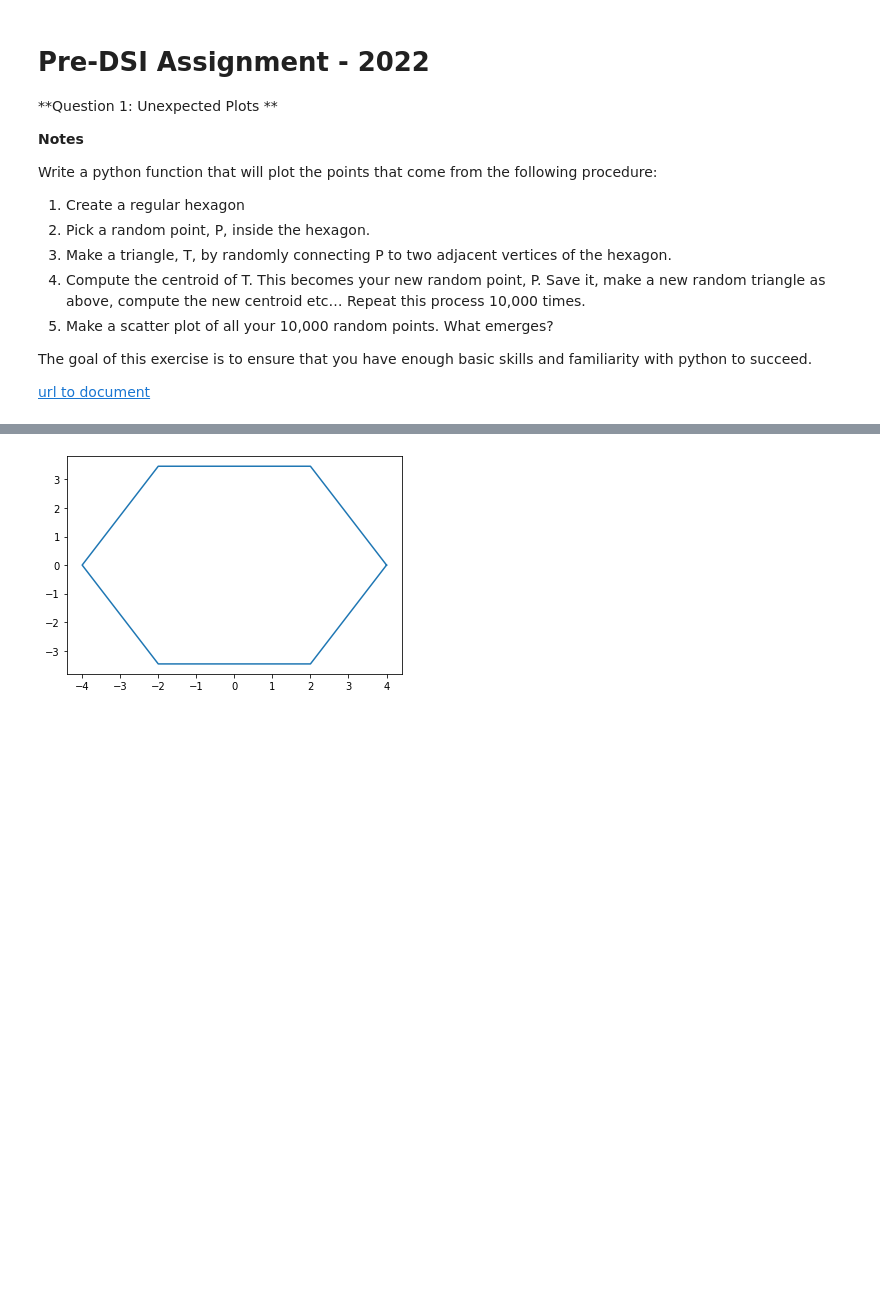
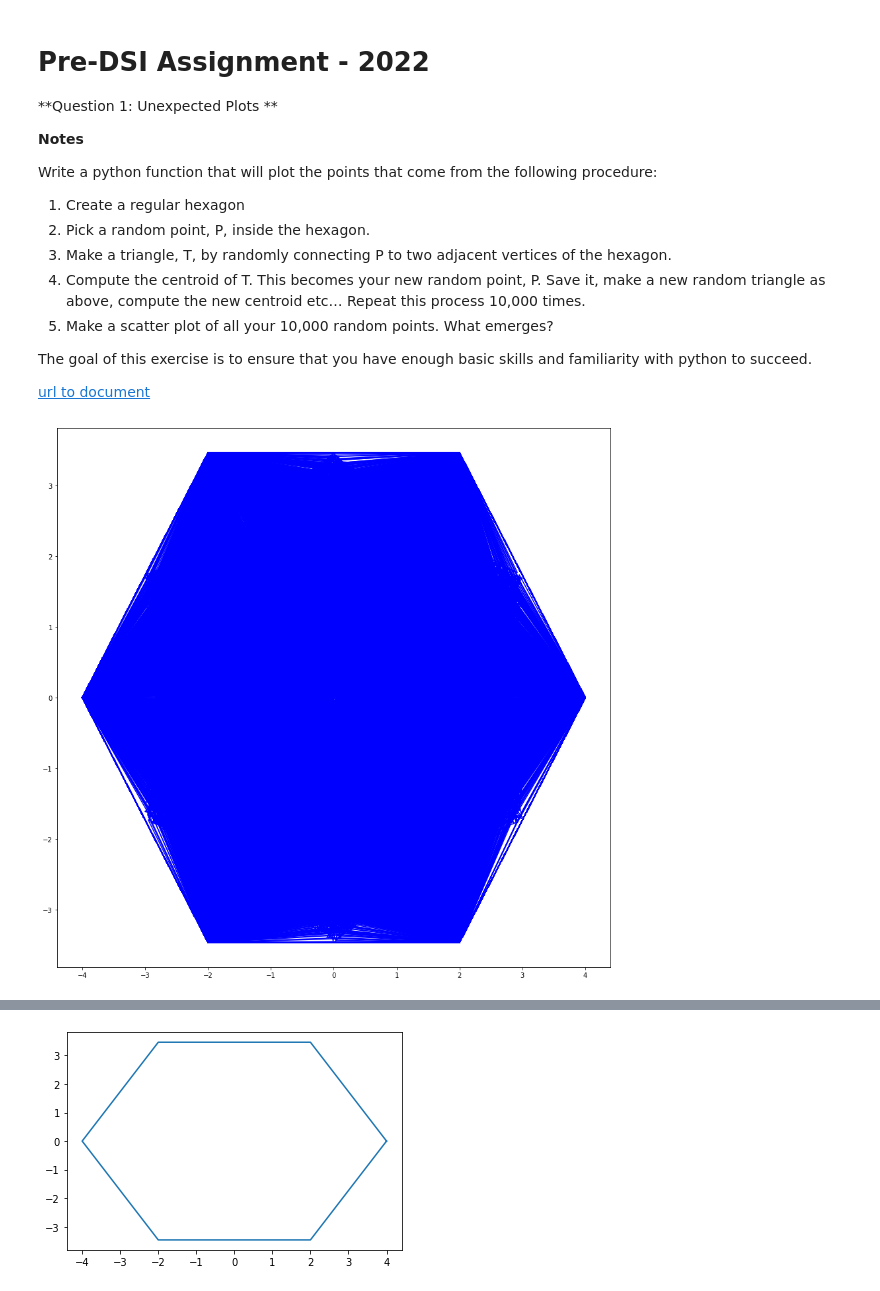
Before and after one commit to obengdouglas/DSI-2022, a Jupyter notebook: DSI_hexagon1.ipynb, the cells around one changed output, grey strips where cells are left out. Cells and saved outputs as stored; diff of their text form; code cells hidden in the pictures; blank space fills up the shorter version.

Commit message:
DSI pre-start assignment 1 (In good shape). Clean-up required. Is it possible to pick first inside point using a random function instead of manual coordinates?

```diff
--- a/DSI_hexagon1.ipynb
+++ b/DSI_hexagon1.ipynb
@@ -36,6 +36,103 @@ import turtle
 import math
 from math import sqrt
 import random
+# %%
+
+
+
+points1 = {'A':(4,0), 'B':(2,2*sqrt(3)), 'C':(-2,2*sqrt(3)), 'D':(-4,0), 'E':(-2,-2*sqrt(3)), 'F':(2,-2*sqrt(3)), 'G':(1, -1)}
+points2 = [[4,0], [2,2*sqrt(3)], [-2,2*sqrt(3)], [-4,0], [-2,-2*sqrt(3)], [2,-2*sqrt(3)], [1, -1]]
+
+hexpoints = ['A', 'B', 'C', 'D', 'E', 'F']
+hexagon=[points1[x] for x in hexpoints]
+hexagon
+hexagon.append(hexagon[0])
+#points1.append(points1['A':'F']) #repeat the first point to create a 'closed loop'
+
+xh, yh = zip(*hexagon) #create lists of x and y values
+
+centroid = (-1,1)
+
+# plt.ion()
+# plt.figure(figsize = (5,5))
+# plt.plot(xh, yh, color='red')
+# plt.xlabel('x')
+# plt.ylabel('y')
+# plt.title("Hexagonia")
+# plt.show()
+
+for a in range(10000):
+  adjacent = ['A', 'B', 'C', 'D', 'E', 'F', 'A']
+  n_pairs = 1
+
+  for _ in range(n_pairs):
+    i = random.randrange(len(adjacent)-1)
+    if (a == 1):
+      tripoints = ['G', adjacent[i], adjacent[i+1]]
+      triangle=[points1[x] for x in tripoints]
+    else:
+      tripoints = [adjacent[i], adjacent[i+1]]
+      triangle=[points1[x] for x in tripoints]
+      triangle.append(centroid)
+
+    trivertices=triangle.copy()
+
+    triangle.append(triangle[0])
+
+    xt, yt = zip(*triangle)
+
+    xx = []
+
+    for x in trivertices:
+      xx.append(x[0])
+    x1, x2, x3 = xx
+
+    yy = []
+
+    for y in trivertices:
+      yy.append(y[1])
+    y1, y2, y3 = yy
+
+
+    x = round((x1 + x2 + x3) / 3, 2)
+    y = round((y1 + y2 + y3) / 3, 2)
+
+    centroid = (x, y)
+    centroid
+    #print("Centroid =","(",x,",",y,")")
+
+    plt.ion()
+    plt.rcParams['figure.figsize'] = [15, 15]
+    #plt.figure(figsize = (20,20))
+    plt.plot(xt, yt, color='blue', )
+    plt.show
+    z=plt.show
+    #(block=True)
+    #plt.plot(xt[a], yt[a])
+
+    # updating data values
+    # line1.set_xdata(x)
+    # line1.set_ydata(new_y)
+    # xh, yh = zip(*hexagon)
+    # xt, yt = zip(*triangle)
+    # drawing updated values
+    # figure.canvas.draw()
+
+    # This will run the GUI event
+    # loop until all UI events
+    # currently waiting have been processed
+    # figure.canvas.flush_events()
+
+# plt.ion()
+# plt.figure(figsize = (5,5))
+# plt.plot(xh, yh, color='red')
+# plt.plot(xt, yt, color='blue')
+# plt.xlabel('x')
+# plt.ylabel('y')
+# plt.title("Hexagonia")
+# plt.show(z)
+# %% [output]
+[figure, added]
 # %%
 hexagon = [[4,0], [2,2*sqrt(3)], [-2,2*sqrt(3)], [-4,0], [-2,-2*sqrt(3)], [2,-2*sqrt(3)]]
 hexagon.append(hexagon[0]) #repeat the first point to create a 'closed loop'
```
Also changed, not shown: parts of 5 cells of this notebook.
